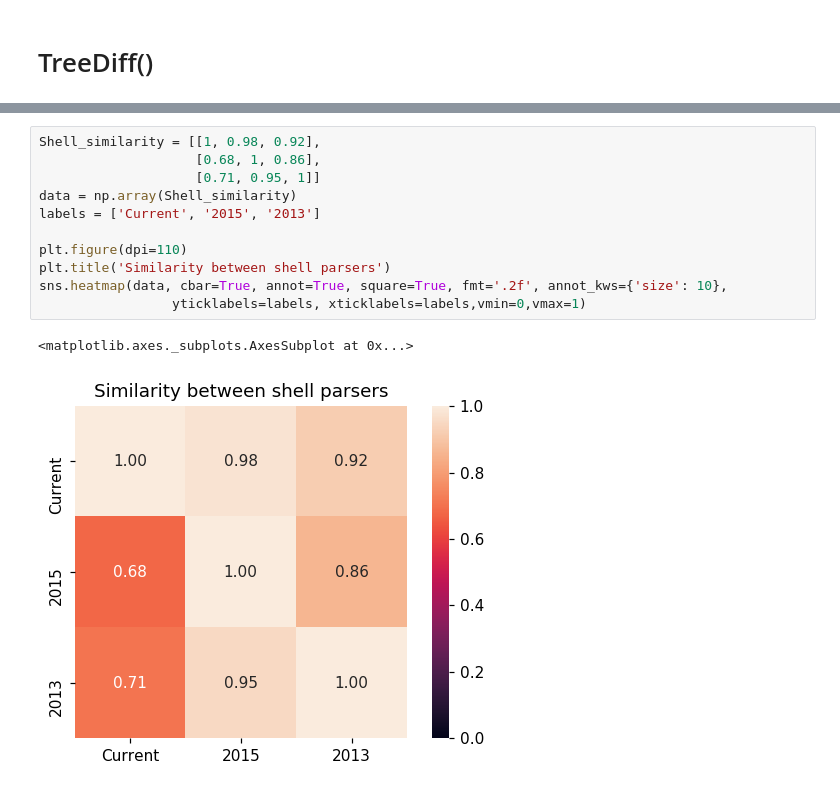
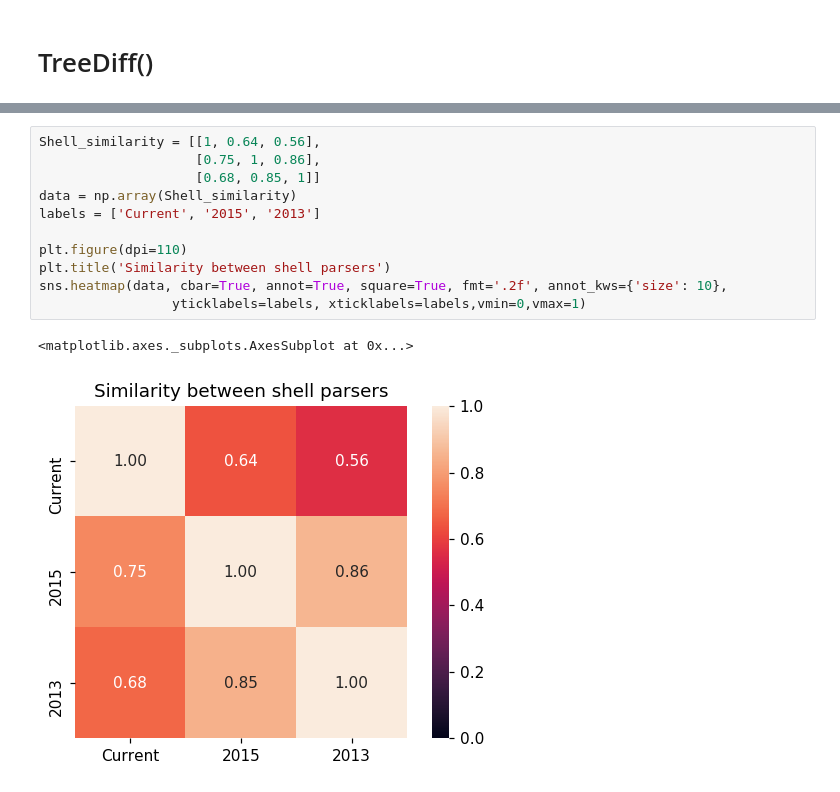
Before and after one commit to jakobtorben/Intelligent-public-web-data-extraction, a Jupyter notebook: ManWebScraper/AST/similarity/heatmaps.ipynb, the cells around one changed output, grey strips where cells are left out. Drawn from its saved outputs; the diff is of its cells as text.

```diff
--- a/ManWebScraper/AST/similarity/heatmaps.ipynb
+++ b/ManWebScraper/AST/similarity/heatmaps.ipynb
@@ -200,14 +200,14 @@ sns.heatmap(data, cbar=True, annot=True, square=True, fmt='.2f', annot_kws={'siz
 # %%
-Shell_similarity = [[1, 0.98, 0.92],
-                    [0.68, 1, 0.86],
-                    [0.71, 0.95, 1]]
+Shell_similarity = [[1, 0.64, 0.56],
+                    [0.75, 1, 0.86],
+                    [0.68, 0.85, 1]]
 data = np.array(Shell_similarity)
 labels = ['Current', '2015', '2013']
 
 plt.figure(dpi=110)
 plt.title('Similarity between shell parsers')
 sns.heatmap(data, cbar=True, annot=True, square=True, fmt='.2f', annot_kws={'size': 10},
                  yticklabels=labels, xticklabels=labels,vmin=0,vmax=1)
 # %% [output]
 <matplotlib.axes._subplots.AxesSubplot at 0x...>
-[figure, old version]
+[figure, new version]
```
Also changed, not shown: parts of 6 cells of this notebook, 13 other files.
